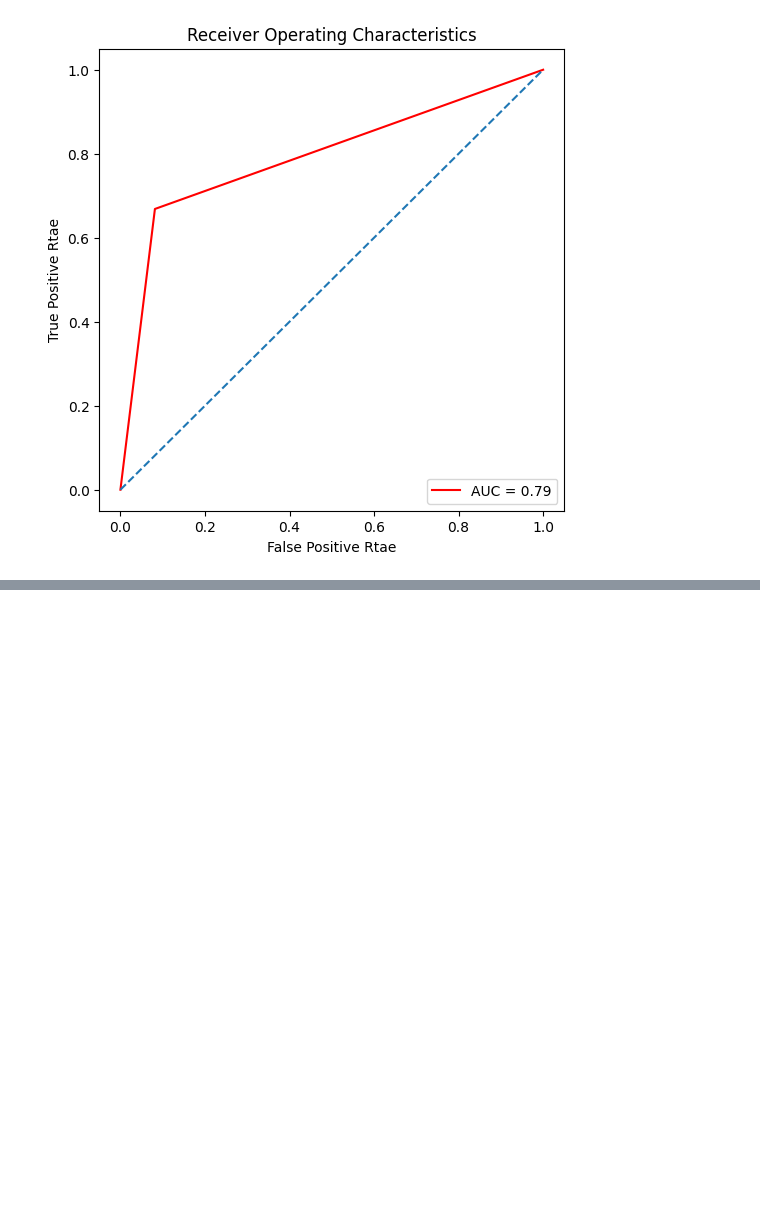
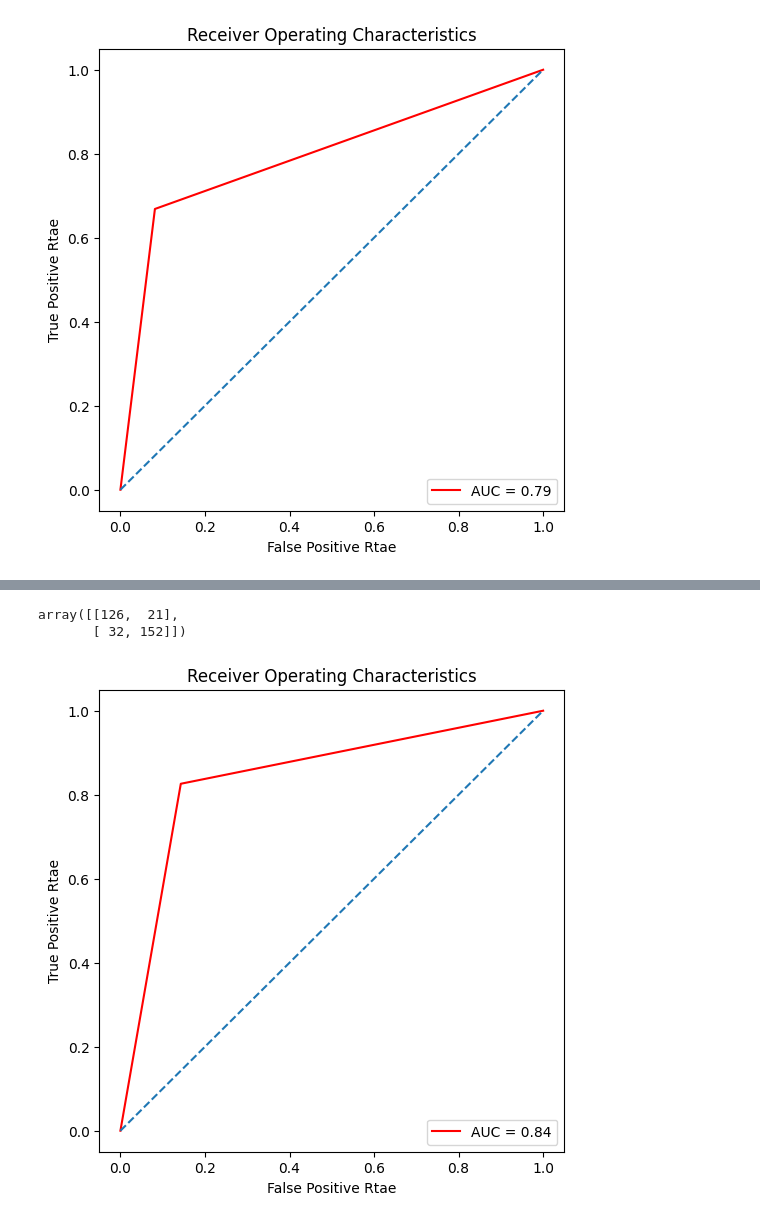
Before and after one commit to mateusap1/ai-detect, a Jupyter notebook: detect.ipynb, the cells around one changed output, grey strips where cells are left out. Cells and saved outputs as stored; diff of their text form; code cells hidden in the pictures; blank space fills up the shorter version.

Commit message:
completed classifiers

```diff
--- a/detect.ipynb
+++ b/detect.ipynb
@@ -314,0 +359,4 @@ plot_roc(roc_auc_lda, false_positive_rate_lda, true_positive_rate_lda)
+# %%
+qda = QuadraticDiscriminantAnalysis()
+qda.fit(x_train, y_train)
+pred = qda.predict(x_test)
@@ -314,0 +378,5 @@ plot_roc(roc_auc_lda, false_positive_rate_lda, true_positive_rate_lda)
+# %%
+knn = KNeighborsClassifier()
+knn.fit(x_train, y_train)
+pred = knn.predict(x_test)
+pred
@@ -314,0 +400,13 @@ plot_roc(roc_auc_lda, false_positive_rate_lda, true_positive_rate_lda)
+# %%
+confusion_matrix_knn = confusion_matrix(y_test, pred)
+confusion_matrix_knn
+# %% [output]
+array([[126,  21],
+       [ 32, 152]])
+# %%
+false_positive_rate_knn, true_positive_rate_knn, thresholds = roc_curve(y_test, pred)
+roc_auc_knn = auc(false_positive_rate_knn, true_positive_rate_knn)
+# %%
+plot_roc(roc_auc_knn, false_positive_rate_knn, true_positive_rate_knn)
+# %% [output]
+[figure, added]
```
Also changed, not shown: parts of 18 cells of this notebook.
